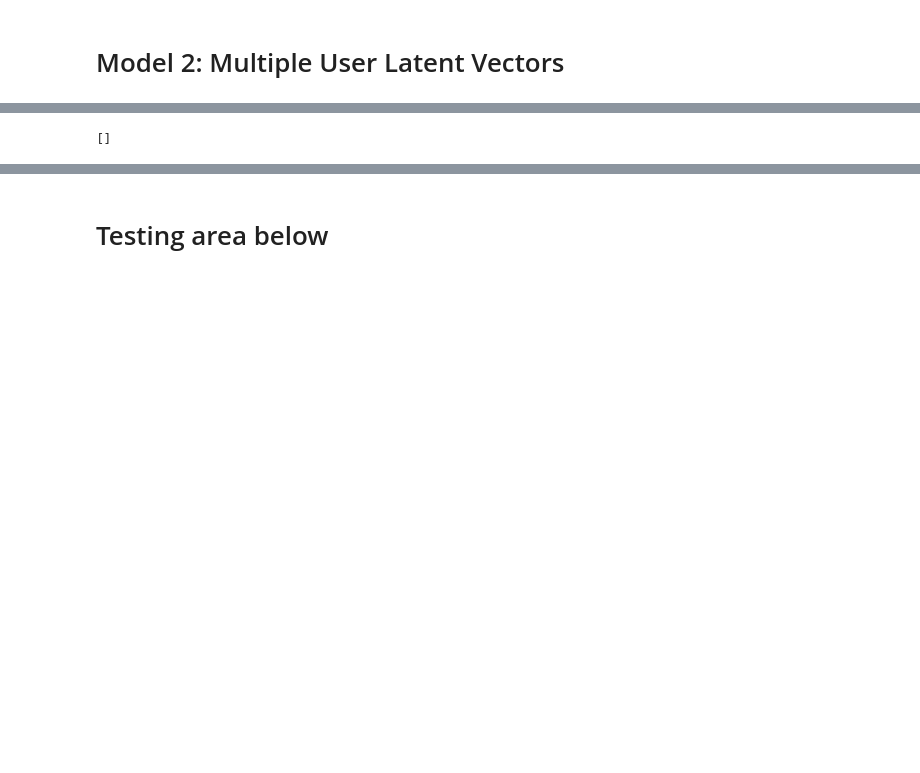
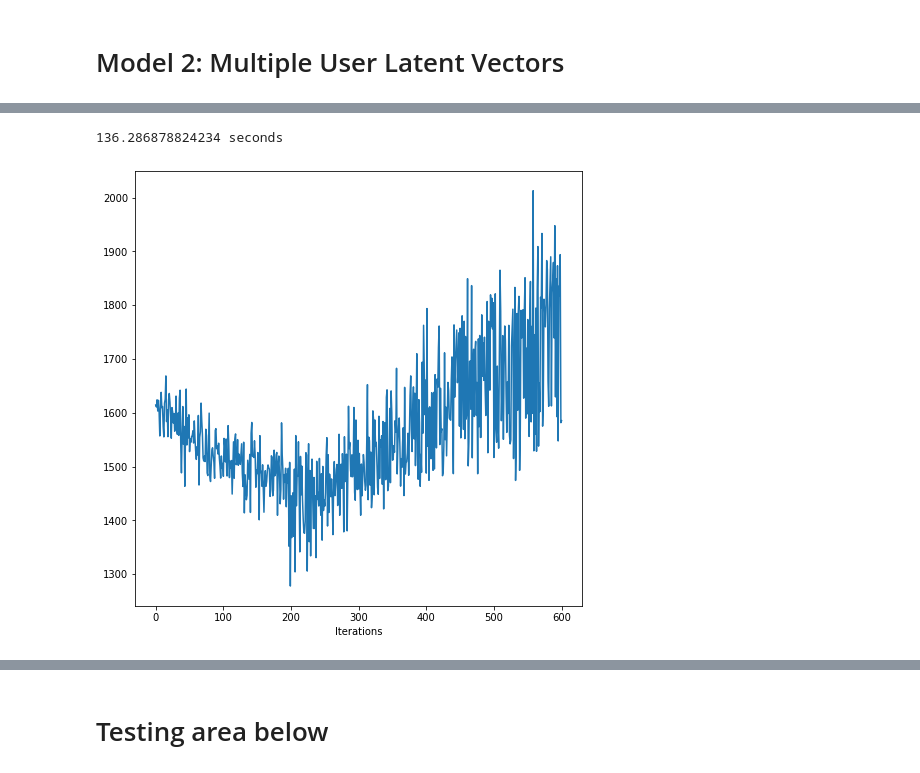
Before and after one commit to taylorhawks/globo-nonlinear-latent-factorization, a Jupyter notebook: Notebook.ipynb, the cells around one changed output, grey strips where cells are left out. Saved outputs shown, nothing was run; the diff lists cells and outputs as text; code cells hidden in the pictures; blank space fills up the shorter version.

```diff
--- a/Notebook.ipynb
+++ b/Notebook.ipynb
@@ -535,7 +535,10 @@ print(nm.U[0:3,:,0:10])
-# %%
-nm.reset_errors()
-nm.get_Vdbar_test(test_size=128,embeddings_size=250)
-print(nm.errors)
-# %% [output]
-[]
+# %%
+nm = NonlinearModel(df_x,embeddings,size=8, embeddings_size=250, T=3)
+nm.reset_errors()
+start = time()
+nm.gradient_descent(test=True,alpha=0.001, max_iterations=600, test_size=64, hinge_param = 25)
+print(time() - start, 'seconds')
+# %% [output]
+136.286878824234 seconds
+[figure, added]
 # %%
```
Also changed, not shown: parts of 8 cells of this notebook.
